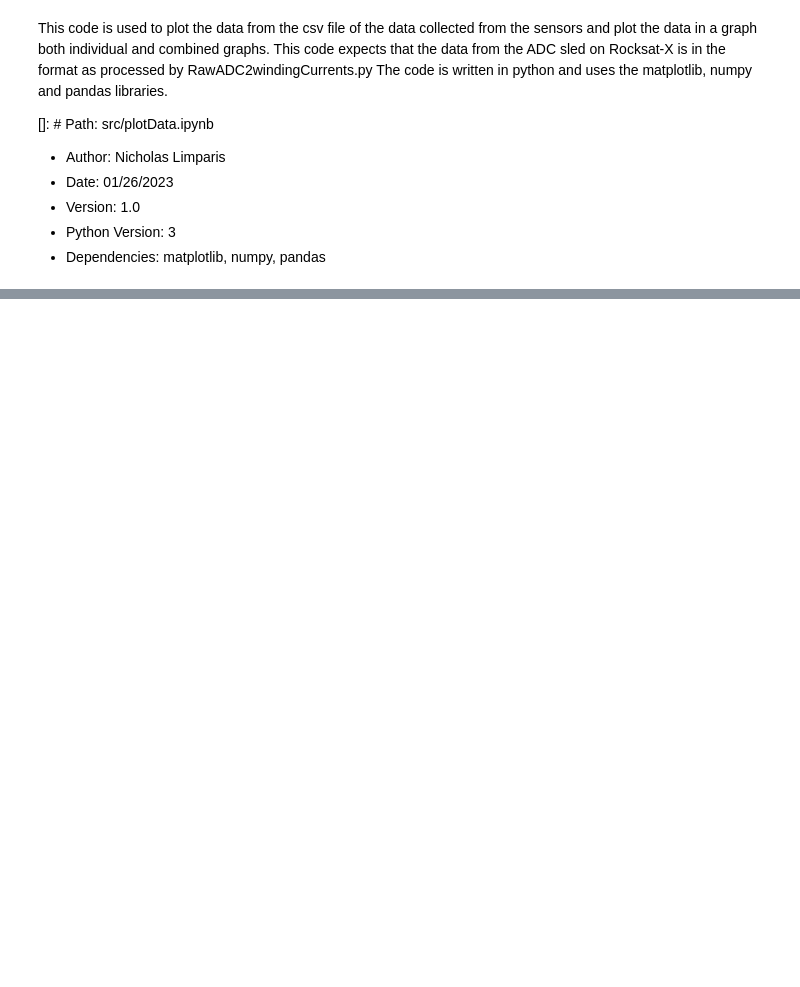
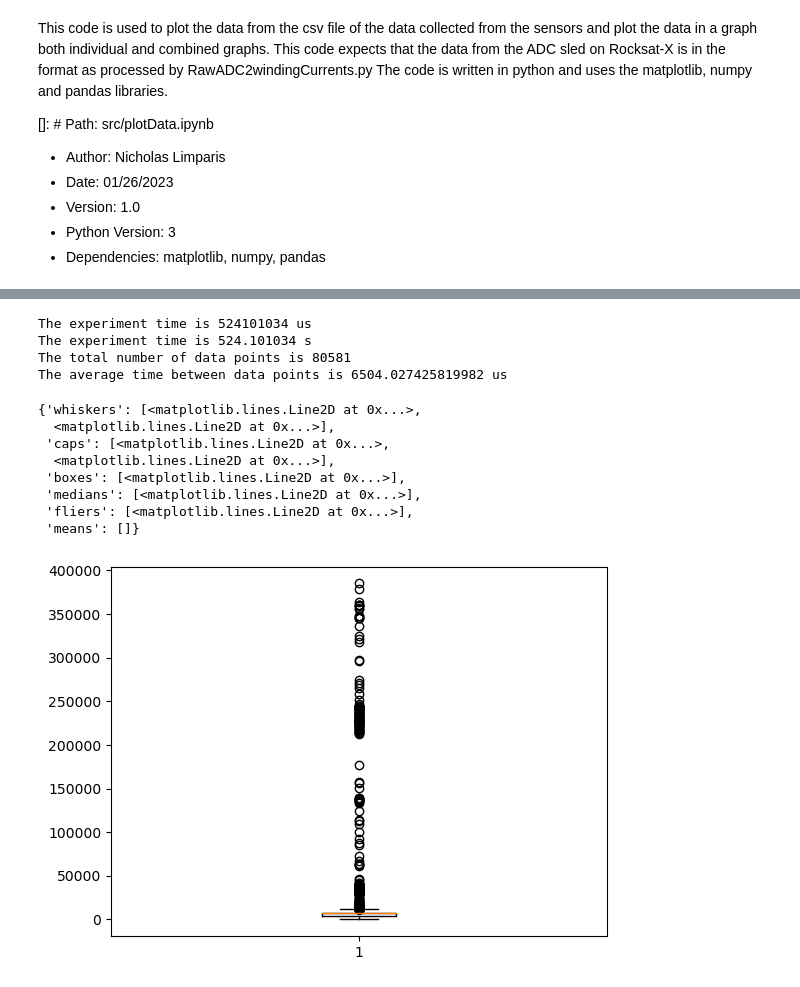
Before and after one commit to Snoozebot3000/RocksatXDataProcessing, a Jupyter notebook: src/plotData.ipynb, the cells around one changed output, grey strips where cells are left out. Saved outputs shown, nothing was run; the diff lists cells and outputs as text; code cells hidden in the pictures; blank space fills up the shorter version.

```diff
--- a/src/plotData.ipynb
+++ b/src/plotData.ipynb
@@ -89,0 +94,65 @@ ax.legend()
+# %%
+# This is a quick calculation to get some human readable numbers
+# we will figure out the time between the first and last data point in seconds
+# We will then caculate the average vaules for each ADC bit change in output values for each data type
+# all of the ADCs for the IMU are 16 bit ADCs and the ADCs for the current sensors are 14 bit ADCs
+
+# First we need to get the time between the first and last data point
+# We will use the first and last time stamp in the data set
+# We will then convert the time stamp to seconds
+
+experimentTime = adcData['Time'].iloc[-1] - adcData['Time'].iloc[0]
+experimentTimeSec = experimentTime / 1000000
+print("The experiment time is " + str(experimentTime) + " us")
+print("The experiment time is " + str(experimentTimeSec) + " s")
+# How many total data points are there
+totalDataPoints = len(adcData.index)
+print("The total number of data points is " + str(totalDataPoints))
+# What is the average time between data points
+averageTimeBetweenDataPoints = experimentTime / totalDataPoints
+print("The average time between data points is " + str(averageTimeBetweenDataPoints) + " us")
+# What is the deviation in time between data points
+# We will incriment through the data set and calculate the time between each data point
+# We will then calculate the standard deviation of the time between data points
+# We will then calculate the average time between data points
+
+timeBetweenDataPoints = np.zeros(totalDataPoints)
+for i in range(1, len(adcData['Time'])-1):
+    if i == 0:
+        timeBetweenDataPoints[i] = adcData['Time'].iloc[i+1] - adcData['Time'].iloc[i]
+    elif i == totalDataPoints - 1:
+        timeBetweenDataPoints[i] = adcData['Time'].iloc[i] - adcData['Time'].iloc[i-1]
+    else:
+        timeBetweenDataPoints[i] = adcData['Time'].iloc[i] - adcData['Time'].iloc[i-1]
+
+#Now lets plot a box and whisker plot of the time between data points
+fig, ax = plt.subplots()
+ax.boxplot(timeBetweenDataPoints)
+
+
+
+
+#Now we need to calculate the change per bit for each data type
+
+#Current data
+#The current data is 14 bit ADCs
+#The ADCs are 0 to 3.3V
+#The ADCs are 0 to 16384
+#The ADCs are 0 to 3.3/16384 = 0.0002 V/bit
+#The ADCs are 0 to 3.3/16384 * 1000 = 0.2 mV/bit
+#The ADCs are 0 to 3.3/16384 * 1000 * 1000 = 200 uV/bit
+#The ADCs are 0 to 3.3/16384 * 1000 * 1000 * 10 Amps/3.3V = 60.6 uA/bit
+# %% [output]
+The experiment time is 524101034 us
+The experiment time is 524.101034 s
+The total number of data points is 80581
+The average time between data points is 6504.027425819982 us
+{'whiskers': [<matplotlib.lines.Line2D at 0x...>,
+  <matplotlib.lines.Line2D at 0x...>],
+ 'caps': [<matplotlib.lines.Line2D at 0x...>,
+  <matplotlib.lines.Line2D at 0x...>],
+ 'boxes': [<matplotlib.lines.Line2D at 0x...>],
+ 'medians': [<matplotlib.lines.Line2D at 0x...>],
+ 'fliers': [<matplotlib.lines.Line2D at 0x...>],
+ 'means': []}
+[figure, added]
```
Also changed, not shown: parts of 8 cells of this notebook, 1 other file.
